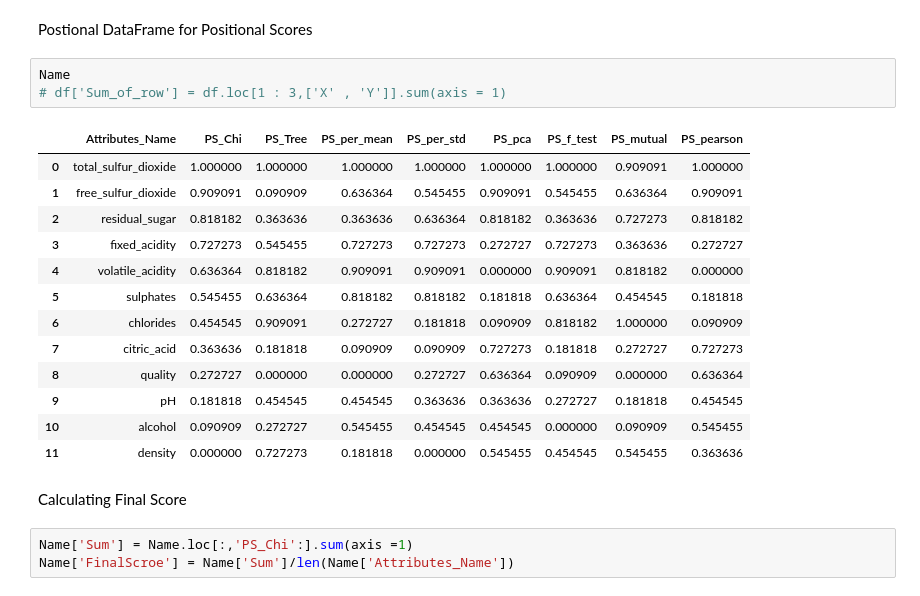
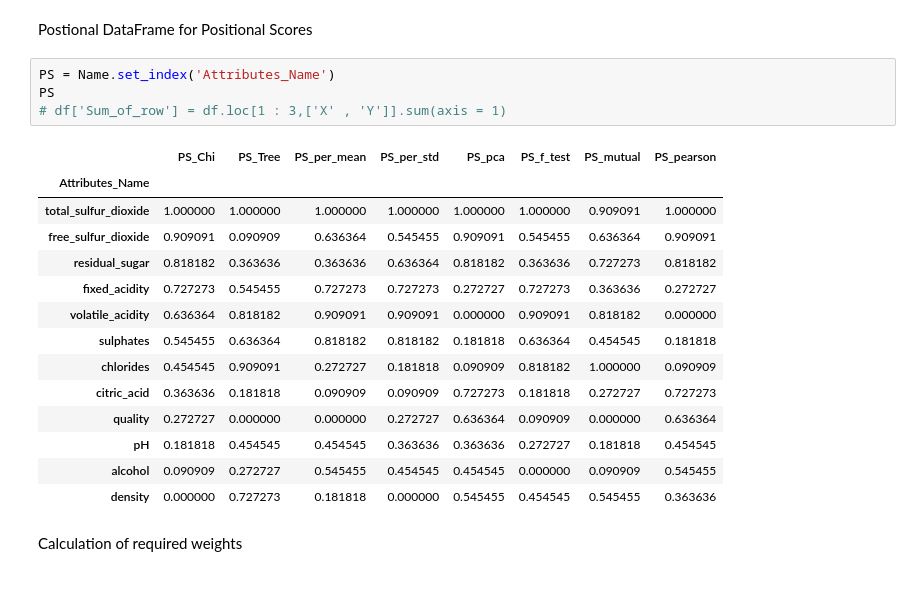
Before and after one commit to Noob919/Feature_selection, a Jupyter notebook: OWA_WINE.ipynb, the cells around one changed output. Saved outputs shown, nothing was run; the diff lists cells and outputs as text.

```diff
--- a/OWA_WINE.ipynb
+++ b/OWA_WINE.ipynb
@@ -212,24 +212,23 @@ Name = Name.merge(pd.Series(PS_pearson, name = 'PS_pearson').to_frame(), left_in
 # %% [markdown]
 Postional DataFrame for Positional Scores
 # %%
-Name
+PS = Name.set_index('Attributes_Name')
+PS
 # df['Sum_of_row'] = df.loc[1 : 3,['X' , 'Y']].sum(axis = 1)
 # %% [output]
-|  | Attributes_Name | PS_Chi | PS_Tree | PS_per_mean | PS_per_std | PS_pca | PS_f_test | PS_mutual | PS_pearson |
-| 0 | total_sulfur_dioxide | 1.000000 | 1.000000 | 1.000000 | 1.000000 | 1.000000 | 1.000000 | 0.909091 | 1.000000 |
-| 1 | free_sulfur_dioxide | 0.909091 | 0.090909 | 0.636364 | 0.545455 | 0.909091 | 0.545455 | 0.636364 | 0.909091 |
-| 2 | residual_sugar | 0.818182 | 0.363636 | 0.363636 | 0.636364 | 0.818182 | 0.363636 | 0.727273 | 0.818182 |
-| 3 | fixed_acidity | 0.727273 | 0.545455 | 0.727273 | 0.727273 | 0.272727 | 0.727273 | 0.363636 | 0.272727 |
-| 4 | volatile_acidity | 0.636364 | 0.818182 | 0.909091 | 0.909091 | 0.000000 | 0.909091 | 0.818182 | 0.000000 |
-| 5 | sulphates | 0.545455 | 0.636364 | 0.818182 | 0.818182 | 0.181818 | 0.636364 | 0.454545 | 0.181818 |
-| 6 | chlorides | 0.454545 | 0.909091 | 0.272727 | 0.181818 | 0.090909 | 0.818182 | 1.000000 | 0.090909 |
-| 7 | citric_acid | 0.363636 | 0.181818 | 0.090909 | 0.090909 | 0.727273 | 0.181818 | 0.272727 | 0.727273 |
-| 8 | quality | 0.272727 | 0.000000 | 0.000000 | 0.272727 | 0.636364 | 0.090909 | 0.000000 | 0.636364 |
-| 9 | pH | 0.181818 | 0.454545 | 0.454545 | 0.363636 | 0.363636 | 0.272727 | 0.181818 | 0.454545 |
-| 10 | alcohol | 0.090909 | 0.272727 | 0.545455 | 0.454545 | 0.454545 | 0.000000 | 0.090909 | 0.545455 |
-| 11 | density | 0.000000 | 0.727273 | 0.181818 | 0.000000 | 0.545455 | 0.454545 | 0.545455 | 0.363636 |
+|  | PS_Chi | PS_Tree | PS_per_mean | PS_per_std | PS_pca | PS_f_test | PS_mutual | PS_pearson |
+| Attributes_Name |  |  |  |  |  |  |  |  |
+| total_sulfur_dioxide | 1.000000 | 1.000000 | 1.000000 | 1.000000 | 1.000000 | 1.000000 | 0.909091 | 1.000000 |
+| free_sulfur_dioxide | 0.909091 | 0.090909 | 0.636364 | 0.545455 | 0.909091 | 0.545455 | 0.636364 | 0.909091 |
+| residual_sugar | 0.818182 | 0.363636 | 0.363636 | 0.636364 | 0.818182 | 0.363636 | 0.727273 | 0.818182 |
+| fixed_acidity | 0.727273 | 0.545455 | 0.727273 | 0.727273 | 0.272727 | 0.727273 | 0.363636 | 0.272727 |
+| volatile_acidity | 0.636364 | 0.818182 | 0.909091 | 0.909091 | 0.000000 | 0.909091 | 0.818182 | 0.000000 |
+| sulphates | 0.545455 | 0.636364 | 0.818182 | 0.818182 | 0.181818 | 0.636364 | 0.454545 | 0.181818 |
+| chlorides | 0.454545 | 0.909091 | 0.272727 | 0.181818 | 0.090909 | 0.818182 | 1.000000 | 0.090909 |
+| citric_acid | 0.363636 | 0.181818 | 0.090909 | 0.090909 | 0.727273 | 0.181818 | 0.272727 | 0.727273 |
+| quality | 0.272727 | 0.000000 | 0.000000 | 0.272727 | 0.636364 | 0.090909 | 0.000000 | 0.636364 |
+| pH | 0.181818 | 0.454545 | 0.454545 | 0.363636 | 0.363636 | 0.272727 | 0.181818 | 0.454545 |
+| alcohol | 0.090909 | 0.272727 | 0.545455 | 0.454545 | 0.454545 | 0.000000 | 0.090909 | 0.545455 |
+| density | 0.000000 | 0.727273 | 0.181818 | 0.000000 | 0.545455 | 0.454545 | 0.545455 | 0.363636 |
-# %% [markdown]
-Calculating Final Score
-# %%
-Name['Sum'] = Name.loc[:,'PS_Chi':].sum(axis =1)
-Name['FinalScroe'] = Name['Sum']/len(Name['Attributes_Name'])
+# %% [markdown]
+Calculation of required weights
```
Also changed, not shown: parts of 7 cells of this notebook.
